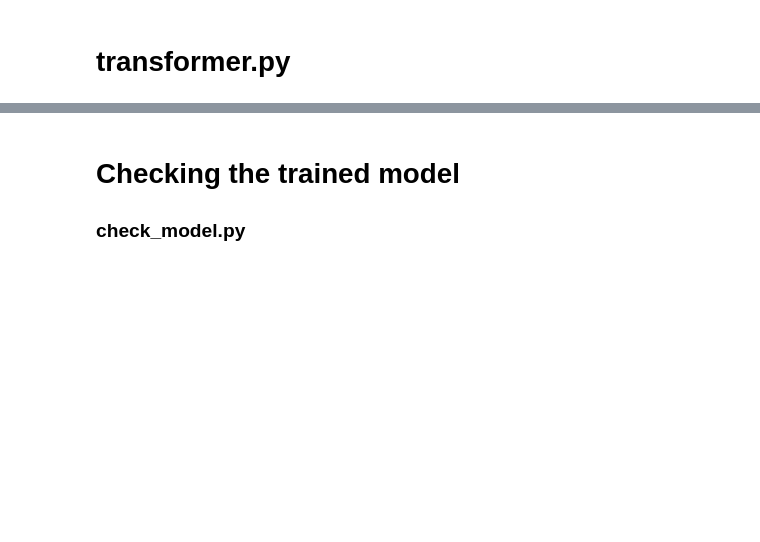
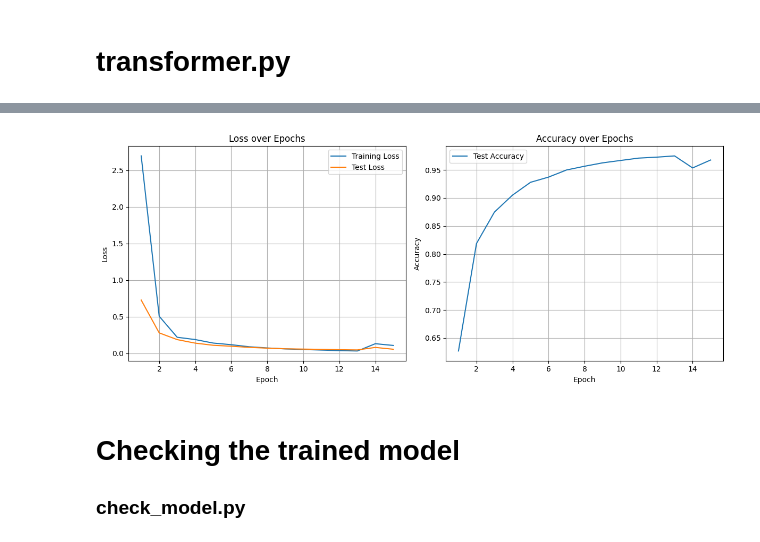
Before and after one commit to netabecker/handwritten_Hebrew_spellchecking, a Jupyter notebook: transformer.ipynb, the cells around one changed output, grey strips where cells are left out. Drawn from its saved outputs; the diff is of its cells as text; code cells hidden in the pictures; blank space fills up the shorter version.

```diff
--- a/transformer.ipynb
+++ b/transformer.ipynb
@@ -722,3 +526,97 @@ torch.cuda.empty_cache()
+# %%
+"""
+model, tokenizer = get_model()
+
+saved_checkpoint_path = '/content/drive/My Drive/saved_checkpoint1.pth'
+checkpoint = torch.load(saved_checkpoint_path)
+model.load_state_dict(checkpoint['model_state_dict'])
+start_epoch = checkpoint['epoch'] + 1
+best_accuracy = checkpoint['best_accuracy']
+print('Model loaded from Google Drive')
+"""
+"""
+Epoch 1/15, Training Loss: 2.6974
+Test Loss: 0.7265, Test Accuracy: 0.6269  learning reate: 0.0008995096974038667
+
+Epoch 2/15, Training Loss: 0.5050
+Test Loss: 0.2780, Test Accuracy: 0.8187  learning reate: 0.0008977902833070186
+
+Epoch 3/15, Training Loss: 0.2718
+Test Loss: 0.1859, Test Accuracy: 0.8749  learning reate: 0.0008948389950178132
+
+Epoch 4/15, Training Loss: 0.1867
+Test Loss: 0.1377, Test Accuracy: 0.9050  learning reate: 0.000890663951550917
+
+Epoch 5/15, Training Loss: 0.1387
+Test Loss: 0.1085, Test Accuracy: 0.9279  learning reate: 0.0008852766384800252
+
+Epoch 6/15, Training Loss: 0.1162
+Test Loss: 0.0955, Test Accuracy: 0.9372  learning reate: 0.0008786918763409679
+
+Epoch 7/15, Training Loss: 0.0881
+Test Loss: 0.0798, Test Accuracy: 0.9499  learning reate: 0.0008709277798603131
+
+Epoch 8/15, Training Loss: 0.0720
+Test Loss: 0.0695, Test Accuracy: 0.9566  learning reate: 0.0008620057081216276
+
+Epoch 9/15, Training Loss: 0.0592
+Test Loss: 0.0602, Test Accuracy: 0.9626  learning reate: 0.0008519502058064887
+
+Epoch 10/15, Training Loss: 0.0510
+Test Loss: 0.0565, Test Accuracy: 0.9669  learning reate: 0.0008407889356718945
+
+Epoch 11/15, Training Loss: 0.0429
+Test Loss: 0.0529, Test Accuracy: 0.9711  learning reate: 0.0008285526024498262
+
+Epoch 12/15, Training Loss: 0.0356
+Test Loss: 0.0479, Test Accuracy: 0.9728  learning reate: 0.0008152748683783165
+
+Epoch 13/15, Training Loss: 0.0304
+Test Loss: 0.0451, Test Accuracy: 0.9750  learning reate: 0.0008009922605963973
+
+Epoch 14/15, Training Loss: 0.1298
+Test Loss: 0.0793, Test Accuracy: 0.9536  learning reate: 0.0007857440706576868
+
+Epoch 15/15, Training Loss: 0.1060
+Test Loss: 0.0542, Test Accuracy: 0.9677  learning reate: 0.0007695722464390503
+"""
+
+train_losses = [
+    2.6974, 0.5050, 0.2178, 0.1867, 0.1387, 0.1162, 0.0881, 0.0720, 0.0592, 0.0510, 0.0429, 0.0356, 0.0304, 0.1298, 0.1060
+]
+test_losses = [
+    0.7265, 0.2780, 0.1859, 0.1377, 0.1085, 0.0955, 0.0798, 0.0695, 0.0602, 0.0565, 0.0529, 0.0479, 0.0451, 0.0793, 0.0542
+]
+test_accuracies = [
+    0.6269, 0.8187, 0.8749, 0.9050, 0.9279, 0.9372, 0.9499, 0.9566, 0.9626, 0.9669, 0.9711, 0.9728, 0.9750, 0.9536, 0.9677
+]
+import matplotlib.pyplot as plt
+# Plotting the loss and accuracy
+plt.figure(figsize=(12, 5))
+
+# Plot training and test loss
+plt.subplot(1, 2, 1)
+plt.plot(range(1, len(train_losses) + 1), train_losses, label='Training Loss')
+plt.plot(range(1, len(test_losses) + 1), test_losses, label='Test Loss')
+plt.xlabel('Epoch')
+plt.ylabel('Loss')
+plt.title('Loss over Epochs')
+plt.legend()
+plt.grid(True)
+
+# Plot test accuracy
+plt.subplot(1, 2, 2)
+plt.plot(range(1, len(test_accuracies) + 1), test_accuracies, label='Test Accuracy')
+plt.xlabel('Epoch')
+plt.ylabel('Accuracy')
+plt.title('Accuracy over Epochs')
+plt.legend()
+plt.grid(True)
+
+plt.tight_layout()
+plt.show()
+# %% [output]
+[figure, added]
 # %%
 import matplotlib.pyplot as plt
 
```
Also changed, not shown: parts of 11 cells of this notebook, 9 other files.
